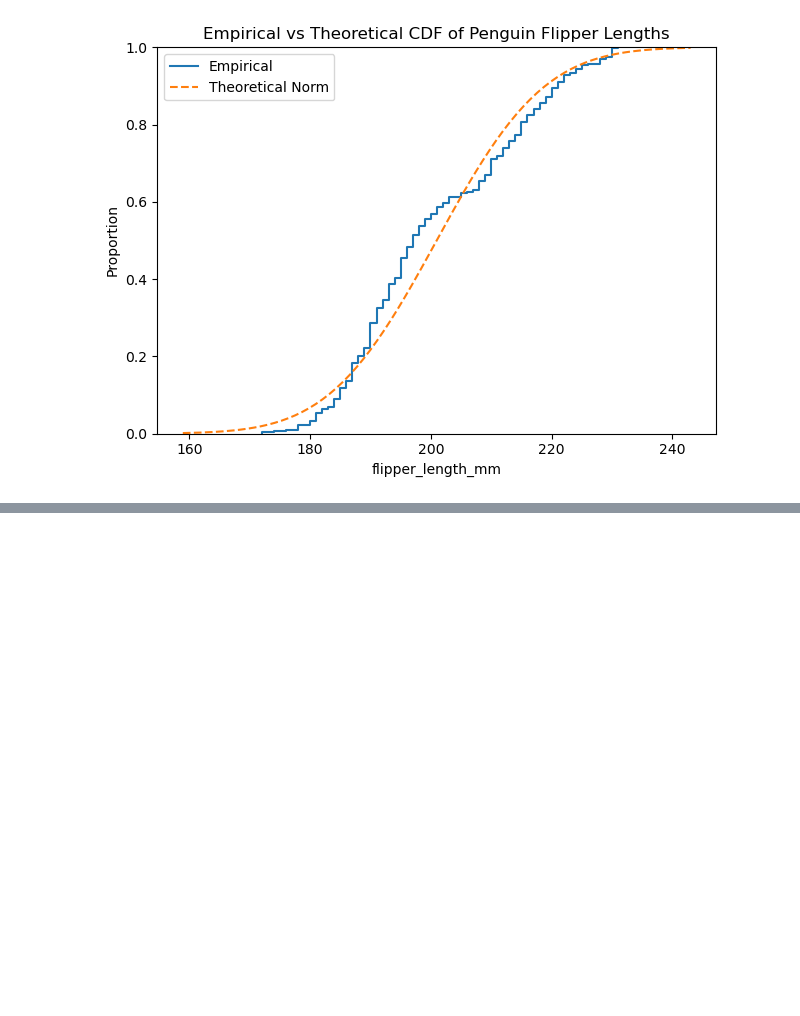
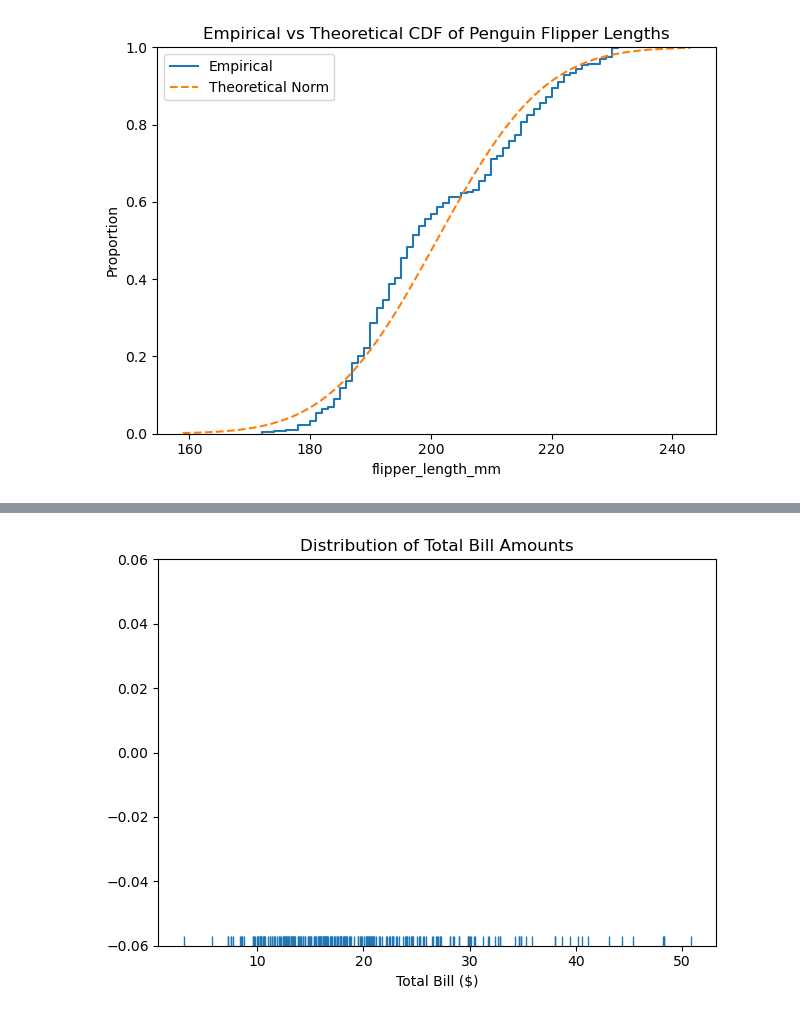
Before and after one commit to aradmehralian/data-visualization-practice, a Jupyter notebook: seaborn/Practice/04 Distribution Plots.ipynb, the cells around one changed output, grey strips where cells are left out. Drawn from its saved outputs; the diff is of its cells as text; code cells hidden in the pictures; blank space fills up the shorter version.

Commit message:
Complete 'Distribution Plots.ipynb'

```diff
--- a/seaborn/Practice/04 Distribution Plots.ipynb
+++ b/seaborn/Practice/04 Distribution Plots.ipynb
@@ -346,0 +351,2 @@ plt.tight_layout()
+# %%
+tips = sns.load_dataset("tips")
@@ -346,0 +370,8 @@ plt.tight_layout()
+# %%
+ax = sns.rugplot(data=tips, x="total_bill")
+ax.set_title("Distribution of Total Bill Amounts")
+ax.set_xlabel("Total Bill ($)")
+
+ax.figure.tight_layout()
+# %% [output]
+[figure, added]
```
Also changed, not shown: parts of 16 cells of this notebook.
